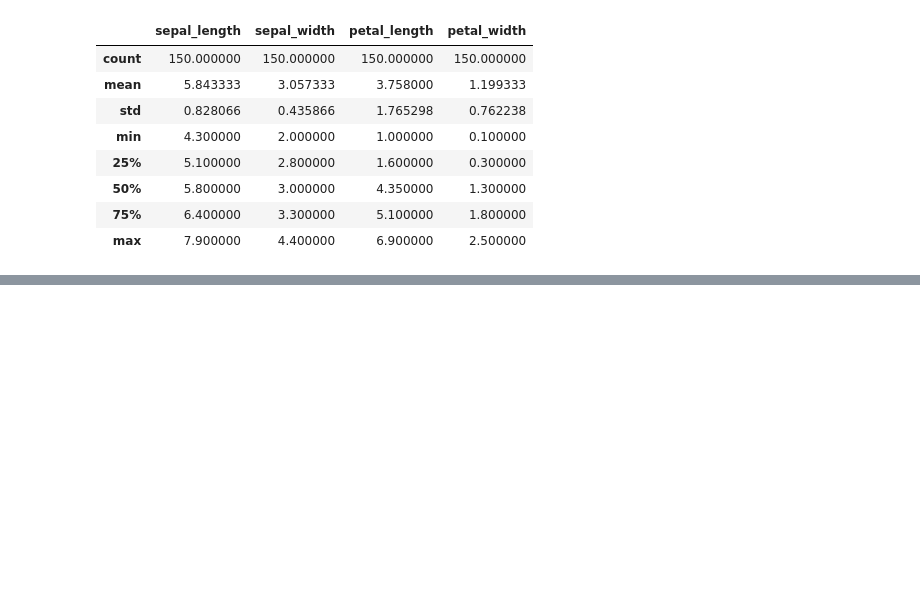
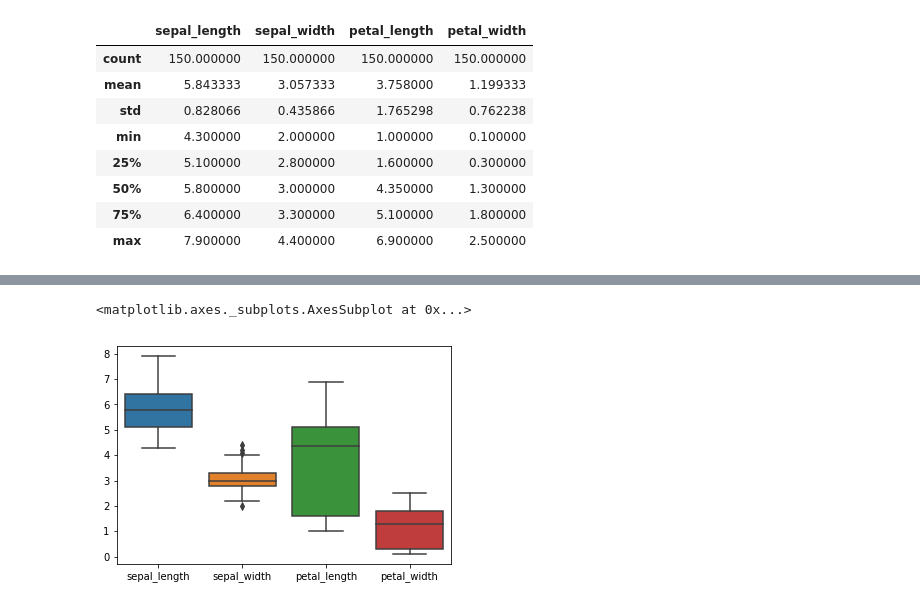
Before and after one commit to rtieu10/IrisCaseStudy, a Jupyter notebook: Iriscasepractice.ipynb, the cells around one changed output, grey strips where cells are left out. Saved outputs shown, nothing was run; the diff lists cells and outputs as text; code cells hidden in the pictures; blank space fills up the shorter version.

```diff
--- a/Iriscasepractice.ipynb
+++ b/Iriscasepractice.ipynb
@@ -78,0 +197,5 @@ iris.describe()  #quick stat summary of data
+# %%
+sns.boxplot(data=iris)
+# %% [output]
+<matplotlib.axes._subplots.AxesSubplot at 0x...>
+[figure, added]
```
Also changed, not shown: parts of 9 cells of this notebook.
